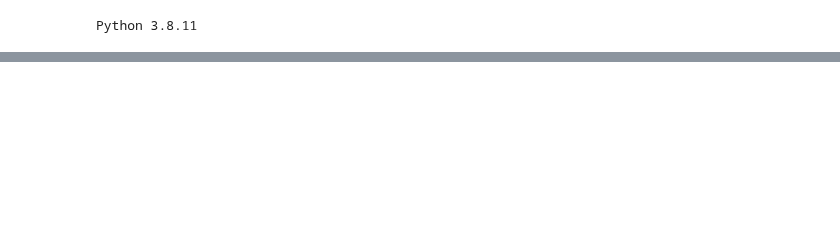
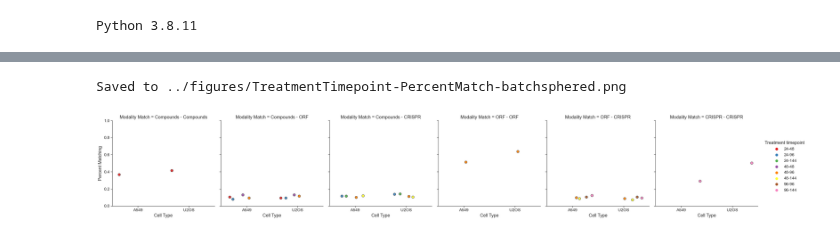
Before and after one commit to carpenter-singh-lab/2023_Cimini_NatureProtocols, a Jupyter notebook: notebooks/AssessTreatmentTimepoint.ipynb, the cells around one changed output, grey strips where cells are left out. Drawn from its saved outputs; the diff is of its cells as text; code cells hidden in the pictures; blank space fills up the shorter version.

```diff
--- a/notebooks/AssessTreatmentTimepoint.ipynb
+++ b/notebooks/AssessTreatmentTimepoint.ipynb
@@ -88,6 +91,9 @@ Saved to TreatmentTimepoint-PercentMatch-JustShowMatching.png
 # %%
-hue_order_list=['24-48','24-96','24-144','48-48','48-96','48-144','96-96','96-144']
-unsphered = plate_match_df.query('sphere == "None"')
-plot_simple_comparison(df=unsphered,x='Cell Type',y='Percent Matching',hue=variable,hue_order=hue_order_list,col = 'Modality 1',row='Modality 2',
-plotname = 'TreatmentTimepoint-PercentMatch-unsphered.png')
+batchsphered = plate_match_df.query('sphere == "batch"')
+plot_simple_comparison(df=batchsphered,x='Cell Type',y='Percent Matching',hue=variable,hue_order=hue_order,
+col = 'Modality Match', col_order = col_order,
+plotname = 'TreatmentTimepoint-PercentMatch-batchsphered.png')
+# %% [output]
+Saved to ../figures/TreatmentTimepoint-PercentMatch-batchsphered.png
+[figure, added]
 # %%
```
Also changed, not shown: parts of 8 cells of this notebook, 6 other files.
